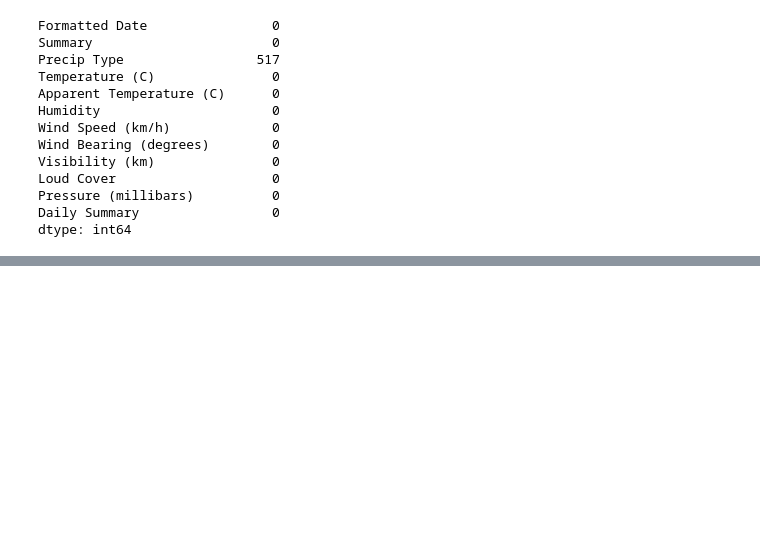
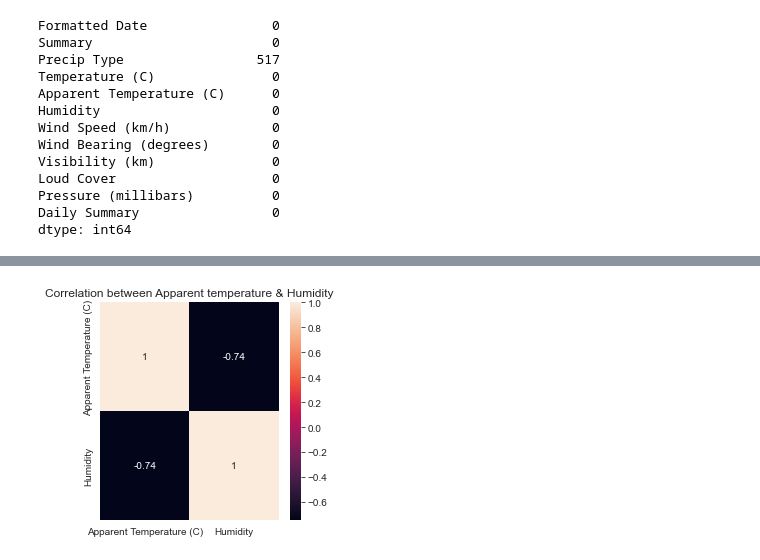
Before and after one commit to erinp0/DST-Assessment_0, a Jupyter notebook: Erin Pollard/DST_Trial.ipynb, the cells around one changed output, grey strips where cells are left out. Saved outputs shown, nothing was run; the diff lists cells and outputs as text; code cells hidden in the pictures; blank space fills up the shorter version.

```diff
--- a/Erin Pollard/DST_Trial.ipynb
+++ b/Erin Pollard/DST_Trial.ipynb
@@ -65,0 +121,11 @@ dtype: int64
+# %%
+# Pair plot for correlation of Apparent temperature & Humidity
+sns.set_style("darkgrid")
+plt.figure(figsize=(4,4))
+plt.title("Correlation between Apparent temperature & Humidity")
+sns.heatmap(data= df_monthly_mean.corr(), annot=True)
+# save the figure
+plt.savefig('plot7.png', dpi=300, bbox_inches='tight')
+plt.show()
+# %% [output]
+[figure, added]
```
Also changed, not shown: parts of 7 cells of this notebook.
